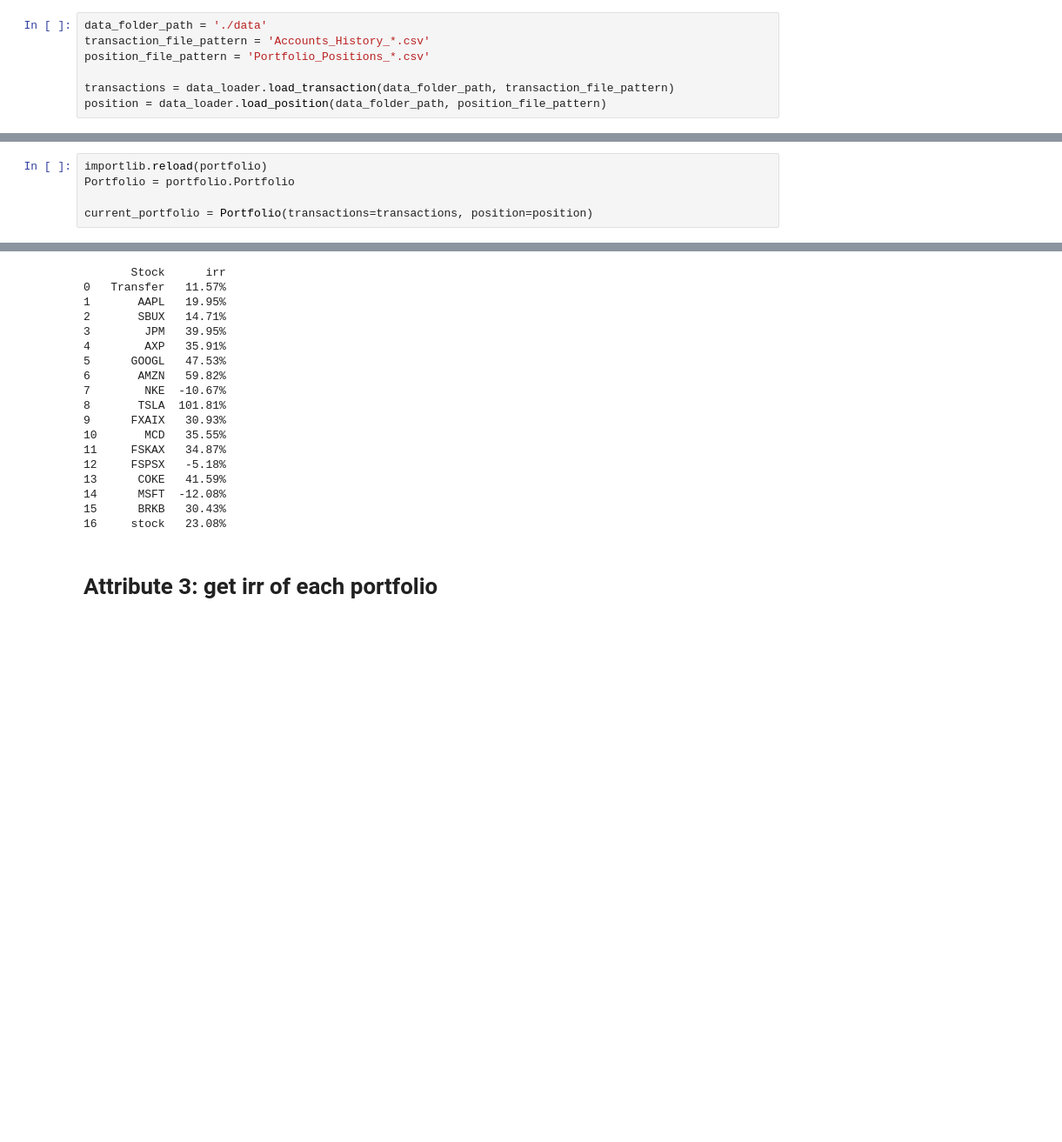
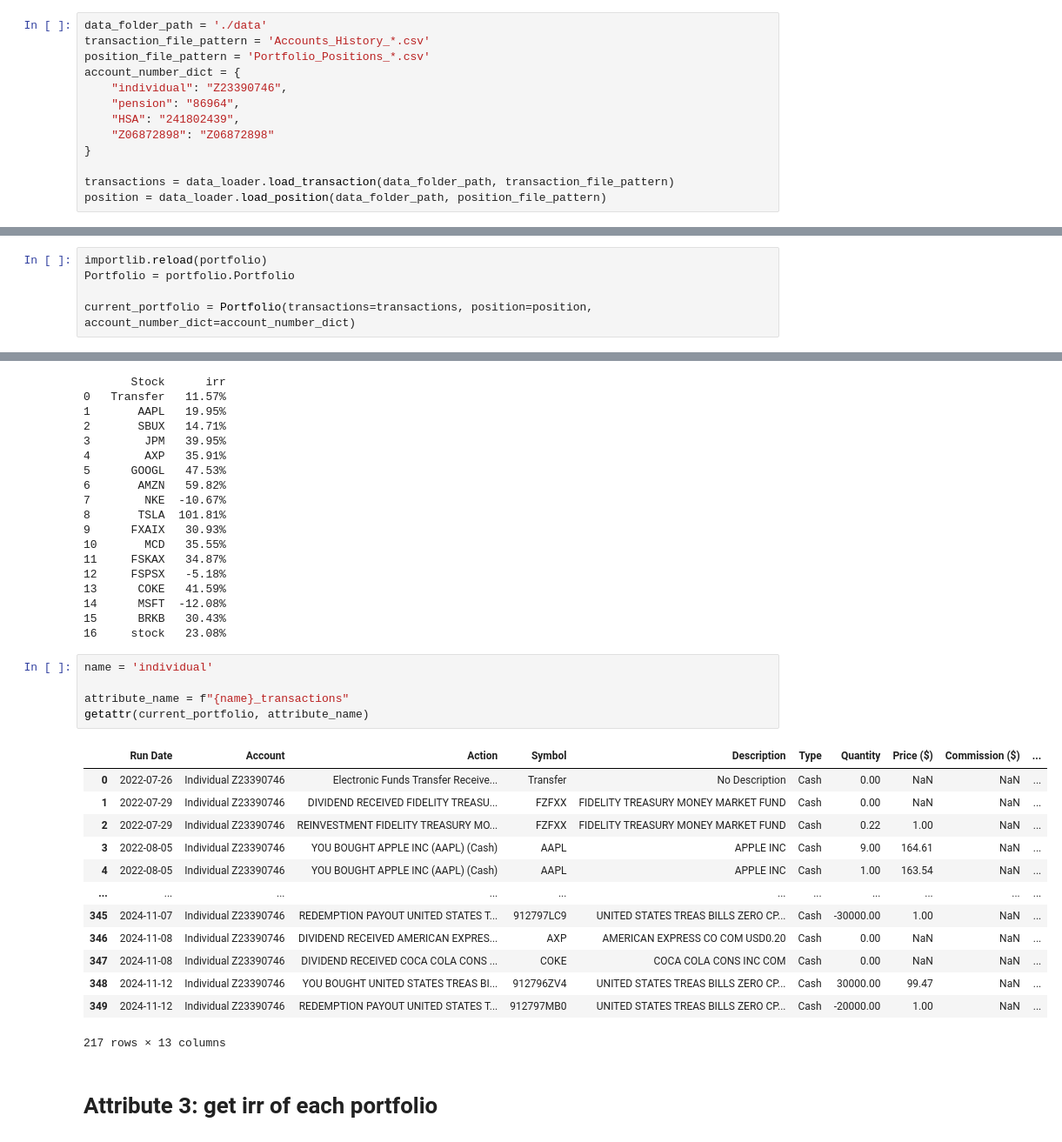
Before and after one commit to yifan-lee/fidelity-portfolio-tracker, a Jupyter notebook: code/test.ipynb, the cells around one changed output, grey strips where cells are left out. Shown at 87% size. Drawn from its saved outputs; the diff is of its cells as text; blank space fills up the shorter version.

```diff
--- a/code/test.ipynb
+++ b/code/test.ipynb
@@ -17,6 +17,12 @@ importlib.reload(data_loader)
 data_folder_path = './data'
 transaction_file_pattern = 'Accounts_History_*.csv'
 position_file_pattern = 'Portfolio_Positions_*.csv'
+account_number_dict = {
+    "individual": "Z23390746",
+    "pension": "86964",
+    "HSA": "241802439",
+    "Z06872898": "Z06872898"
+}
 
 transactions = data_loader.load_transaction(data_folder_path, transaction_file_pattern)
 position = data_loader.load_position(data_folder_path, position_file_pattern)
@@ -41,7 +52,7 @@ current_portfolio.show_investment_distribution()
 importlib.reload(portfolio)
 Portfolio = portfolio.Portfolio
 
-current_portfolio = Portfolio(transactions=transactions, position=position)
+current_portfolio = Portfolio(transactions=transactions, position=position, account_number_dict=account_number_dict)
 # %%
 current_portfolio.show_stock_irr()
 # %% [output]
@@ -63,6 +74,25 @@ current_portfolio.show_stock_irr()
 14      MSFT  -12.08%
 15      BRKB   30.43%
 16     stock   23.08%
+# %%
+name = 'individual'
+
+attribute_name = f"{name}_transactions"
+getattr(current_portfolio, attribute_name)
+# %% [output]
+|  | Run Date | Account | Action | Symbol | Description | Type | Quantity | Price ($) | Commission ($) | ... |
+| 0 | 2022-07-26 | Individual Z23390746 | Electronic Funds Transfer Receive... | Transfer | No Description | Cash | 0.00 | NaN | NaN | ... |
+| 1 | 2022-07-29 | Individual Z23390746 | DIVIDEND RECEIVED FIDELITY TREASU... | FZFXX | FIDELITY TREASURY MONEY MARKET FUND | Cash | 0.00 | NaN | NaN | ... |
+| 2 | 2022-07-29 | Individual Z23390746 | REINVESTMENT FIDELITY TREASURY MO... | FZFXX | FIDELITY TREASURY MONEY MARKET FUND | Cash | 0.22 | 1.00 | NaN | ... |
+| 3 | 2022-08-05 | Individual Z23390746 | YOU BOUGHT APPLE INC (AAPL) (Cash) | AAPL | APPLE INC | Cash | 9.00 | 164.61 | NaN | ... |
+| 4 | 2022-08-05 | Individual Z23390746 | YOU BOUGHT APPLE INC (AAPL) (Cash) | AAPL | APPLE INC | Cash | 1.00 | 163.54 | NaN | ... |
+| ... | ... | ... | ... | ... | ... | ... | ... | ... | ... | ... |
+| 345 | 2024-11-07 | Individual Z23390746 | REDEMPTION PAYOUT UNITED STATES T... | 912797LC9 | UNITED STATES TREAS BILLS ZERO CP... | Cash | -30000.00 | 1.00 | NaN | ... |
+| 346 | 2024-11-08 | Individual Z23390746 | DIVIDEND RECEIVED AMERICAN EXPRES... | AXP | AMERICAN EXPRESS CO COM USD0.20 | Cash | 0.00 | NaN | NaN | ... |
+| 347 | 2024-11-08 | Individual Z23390746 | DIVIDEND RECEIVED COCA COLA CONS ... | COKE | COCA COLA CONS INC COM | Cash | 0.00 | NaN | NaN | ... |
+| 348 | 2024-11-12 | Individual Z23390746 | YOU BOUGHT UNITED STATES TREAS BI... | 912796ZV4 | UNITED STATES TREAS BILLS ZERO CP... | Cash | 30000.00 | 99.47 | NaN | ... |
+| 349 | 2024-11-12 | Individual Z23390746 | REDEMPTION PAYOUT UNITED STATES T... | 912797MB0 | UNITED STATES TREAS BILLS ZERO CP... | Cash | -20000.00 | 1.00 | NaN | ... |
+217 rows × 13 columns
 # %% [markdown]
 # Attribute 3: get irr of each portfolio
 # %%
```
Also changed, not shown: parts of 8 cells of this notebook, 2 other files.
